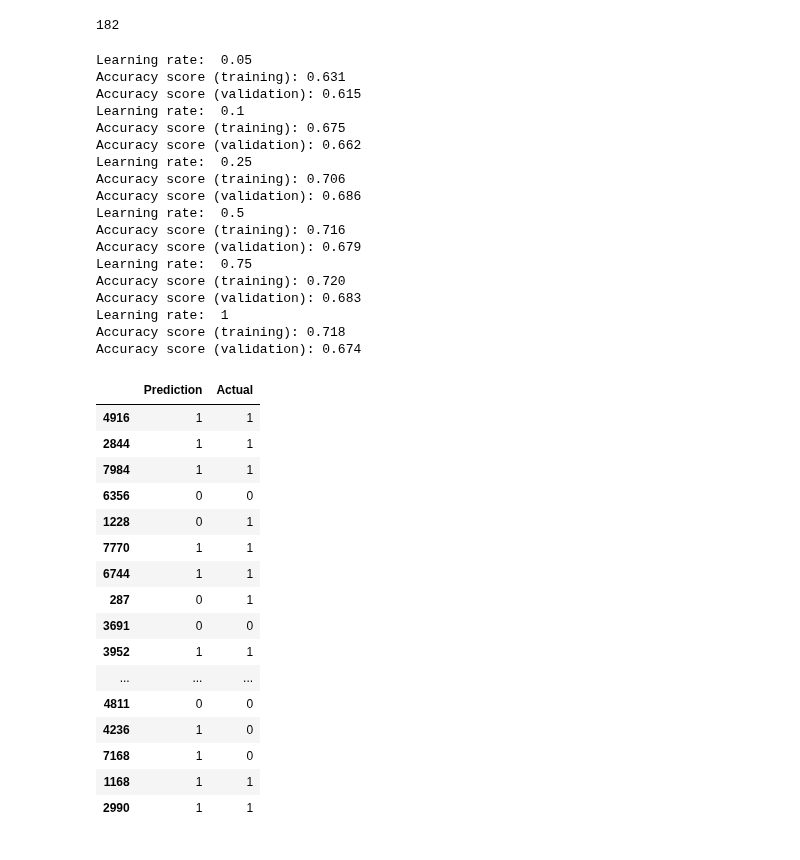
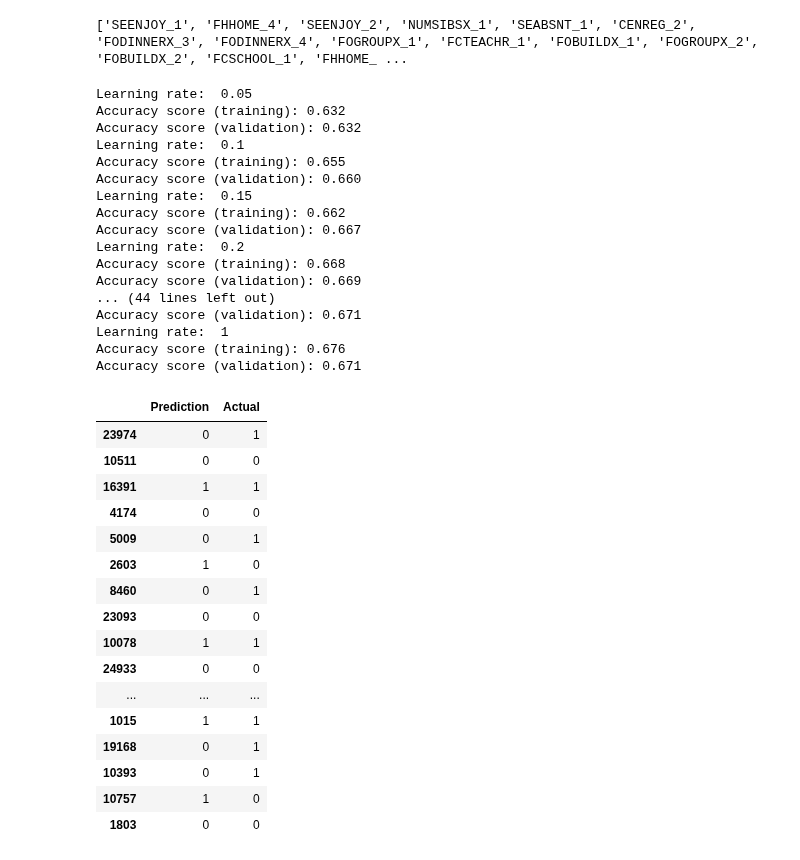
Before and after one commit to agmeadows/Student_Success_Analysis, a Jupyter notebook: Optimize/Final Project2 .ipynb, the cells around one changed output. Saved outputs shown, nothing was run; the diff lists cells and outputs as text; code cells hidden in the pictures.

```diff
--- a/Optimize/Final Project2 .ipynb
+++ b/Optimize/Final Project2 .ipynb
@@ -53,3 +55,3 @@ school_data_df.corr()
 # %%
-X = school_data_df.drop(columns = {'SEGRADES_0', 'Unnamed: 0','SEGRADES_1', 'ALLGRADEX_2', 'ALLGRADEX_3', 'ALLGRADEX_4', 'ALLGRADEX_5', 'ALLGRADEX_6', 'ALLGRADEX_7', 'ALLGRADEX_8', 'ALLGRADEX_9', 'ALLGRADEX_10', 'ALLGRADEX_11', 'ALLGRADEX_12', 'ALLGRADEX_13', 'ALLGRADEX_14', 'ALLGRADEX_15'}, axis=1)
+X = school_data_df.drop(columns = {'SEGRADES_0', 'Unnamed: 0','SEGRADES_1'}, axis=1)
 y = school_data_df['SEGRADES_1']
@@ -103,7 +64,7 @@ from sklearn.model_selection import train_test_split
 from sklearn.metrics import confusion_matrix, accuracy_score, classification_report
 # %%
 # Splitting into Train and Test sets.
-X_train, X_test, y_train, y_test = train_test_split(X, y, train_size=.6, random_state=78)
+X_train, X_test, y_train, y_test = train_test_split(X, y, random_state=78)
 # %%
 # Creating a StandardScaler instance.
 #scaler = StandardScaler()
@@ -193,16 +154,16 @@ Data= sorted(zip(rf_model.feature_importances_, X.columns), reverse=True)
 feature_df=pd.DataFrame(Data,columns=["value","feature"])
 
 #Trying to identify a number that will improve our outcome
-feature_df=feature_df.loc[(feature_df["value"]>.0)]
+feature_df=feature_df.loc[(feature_df["value"]>.005)]
 feature_list= feature_df["feature"].tolist()
 
 
 X = school_data_df[feature_list]
 y = school_data_df['SEGRADES_1']
 
-len(feature_list)
+print(feature_list)
 # %% [output]
-182
+['SEENJOY_1', 'FHHOME_4', 'SEENJOY_2', 'NUMSIBSX_1', 'SEABSNT_1', 'CENREG_2', 'FODINNERX_3', 'FODINNERX_4', 'FOGROUPX_1', 'FCTEACHR_1', 'FOBUILDX_1', 'FOGROUPX_2', 'FOBUILDX_2', 'FCSCHOOL_1', 'FHHOME_ ...
 # %%
 # Splitting into Train and Test sets.
 X_train, X_test, y_train, y_test = train_test_split(X, y, random_state=78)
@@ -218,7 +179,7 @@ scaler = StandardScaler()
 # %%
 from sklearn.ensemble import GradientBoostingClassifier
 
-learning_rates = [0.05, 0.1, 0.25, 0.5, 0.75, 1]
+learning_rates = [0.05, 0.1, 0.15, 0.2, 0.25, 0.3, 0.35, 0.4, 0.45, 0.5, 0.55, 0.6, 0.65, 0.7, 0.75, 0.8, 0.85, 0.9, 0.95, 1]
 
 for learning_rate in learning_rates:
     classifier = GradientBoostingClassifier(n_estimators=20,
@@ -238,55 +199,54 @@ for learning_rate in learning_rates:
                y_test)))
 # %% [output]
 Learning rate:  0.05
-Accuracy score (training): 0.631
-Accuracy score (validation): 0.615
+Accuracy score (training): 0.632
+Accuracy score (validation): 0.632
 Learning rate:  0.1
-Accuracy score (training): 0.675
-Accuracy score (validation): 0.662
-Learning rate:  0.25
-Accuracy score (training): 0.706
-Accuracy score (validation): 0.686
-Learning rate:  0.5
-Accuracy score (training): 0.716
-Accuracy score (validation): 0.679
-Learning rate:  0.75
-Accuracy score (training): 0.720
-Accuracy score (validation): 0.683
+Accuracy score (training): 0.655
+Accuracy score (validation): 0.660
+Learning rate:  0.15
+Accuracy score (training): 0.662
+Accuracy score (validation): 0.667
+Learning rate:  0.2
+Accuracy score (training): 0.668
+Accuracy score (validation): 0.669
+... (44 lines left out)
+Accuracy score (validation): 0.671
 Learning rate:  1
-Accuracy score (training): 0.718
-Accuracy score (validation): 0.674
+Accuracy score (training): 0.676
+Accuracy score (validation): 0.671
 # %%
 # Choose a learning rate and create classifier
 classifier = GradientBoostingClassifier(n_estimators=20,
-                                        learning_rate=1,
-                                        max_features=12,
+                                        learning_rate=.65,
+                                        max_features=10,
                                         max_depth=3,
                                         random_state=0)
 
 # Fit the model
 classifier.fit(X_train, y_train)
 
 # Make Prediction
 predictions = classifier.predict(X_test)
 pd.DataFrame({"Prediction": predictions, "Actual": y_test}).head(20)
 # %% [output]
 |  | Prediction | Actual |
-| 4916 | 1 | 1 |
-| 2844 | 1 | 1 |
-| 7984 | 1 | 1 |
-| 6356 | 0 | 0 |
-| 1228 | 0 | 1 |
-| 7770 | 1 | 1 |
-| 6744 | 1 | 1 |
-| 287 | 0 | 1 |
-| 3691 | 0 | 0 |
-| 3952 | 1 | 1 |
+| 23974 | 0 | 1 |
+| 10511 | 0 | 0 |
+| 16391 | 1 | 1 |
+| 4174 | 0 | 0 |
+| 5009 | 0 | 1 |
+| 2603 | 1 | 0 |
+| 8460 | 0 | 1 |
+| 23093 | 0 | 0 |
+| 10078 | 1 | 1 |
+| 24933 | 0 | 0 |
 | ... | ... | ... |
-| 4811 | 0 | 0 |
-| 4236 | 1 | 0 |
-| 7168 | 1 | 0 |
-| 1168 | 1 | 1 |
-| 2990 | 1 | 1 |
+| 1015 | 1 | 1 |
+| 19168 | 0 | 1 |
+| 10393 | 0 | 1 |
+| 10757 | 1 | 0 |
+| 1803 | 0 | 0 |
 # %%
 from sklearn.metrics import confusion_matrix
 from sklearn.metrics import accuracy_score
```
Also changed, not shown: parts of 12 cells of this notebook, 7 other files.
